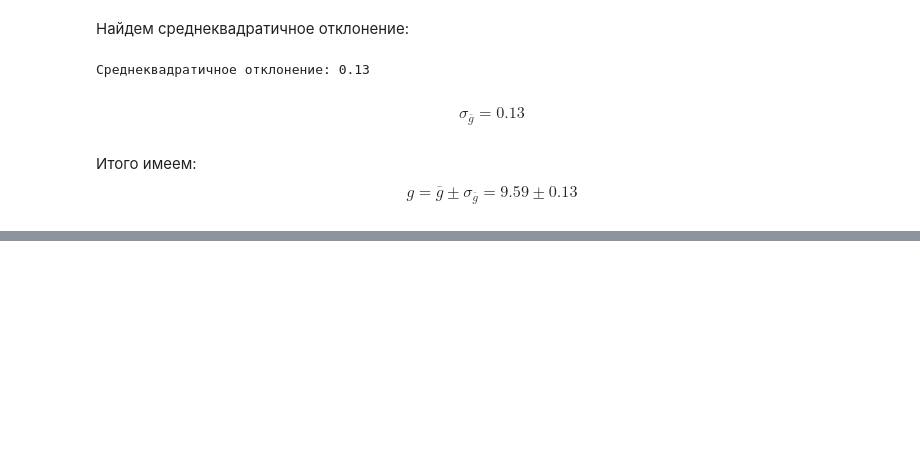
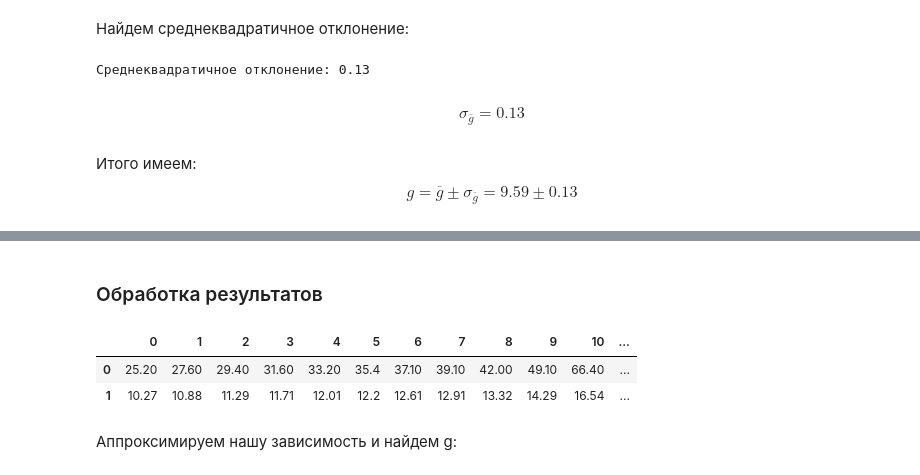
Before and after one commit to SanguiBibe/mipt_labs_1sem, a Jupyter notebook: 1.1.8/main.ipynb, the cells around one changed output, grey strips where cells are left out. Cells and saved outputs as stored; diff of their text form; code cells hidden in the pictures; blank space fills up the shorter version.

```diff
--- a/1.1.8/main.ipynb
+++ b/1.1.8/main.ipynb
@@ -186,0 +288,9 @@ $$ g = \overline g \pm \sigma_{\overline g} = 9.59 \pm 0.13 $$
+# %% [markdown]
+### Обработка результатов
+# %%
+data2 = pd.read_csv('data1.csv')
+data2
+# %% [output]
+|  | 0 | 1 | 2 | 3 | 4 | 5 | 6 | 7 | 8 | 9 | 10 | ... |
+| 0 | 25.20 | 27.60 | 29.40 | 31.60 | 33.20 | 35.4 | 37.10 | 39.10 | 42.00 | 49.10 | 66.40 | ... |
+| 1 | 10.27 | 10.88 | 11.29 | 11.71 | 12.01 | 12.2 | 12.61 | 12.91 | 13.32 | 14.29 | 16.54 | ... |
@@ -186,0 +299,2 @@ $$ g = \overline g \pm \sigma_{\overline g} = 9.59 \pm 0.13 $$
+# %% [markdown]
+Аппроксимируем нашу зависимость и найдем g:
```
Also changed, not shown: parts of 31 cells of this notebook, 2 other files.
